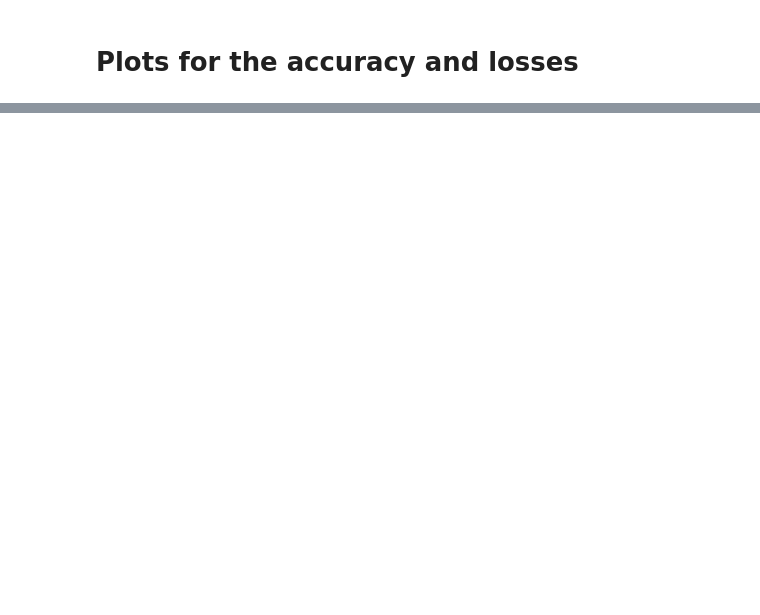
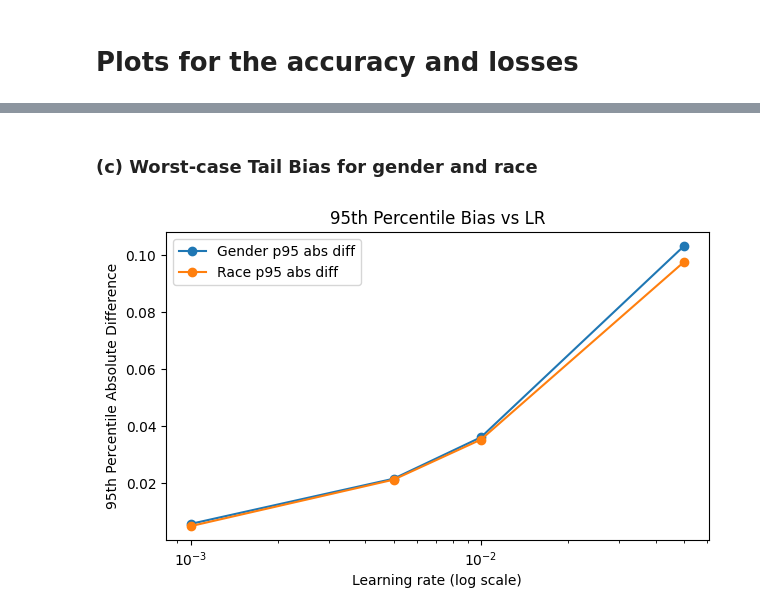
Before and after one commit to Amit-adh/AI-Algorithm-Analysis, a Jupyter notebook: bias_analysis.ipynb, the cells around one changed output, grey strips where cells are left out. Saved outputs shown, nothing was run; the diff lists cells and outputs as text; code cells hidden in the pictures; blank space fills up the shorter version.

```diff
--- a/bias_analysis.ipynb
+++ b/bias_analysis.ipynb
@@ -217,0 +381,14 @@ plt.show()
+# %% [markdown]
+### (c) Worst-case Tail Bias for gender and race
+# %%
+plt.figure(figsize=(7,4))
+plt.plot(lrs, gender_p95, marker='o', label="Gender p95 abs diff")
+plt.plot(lrs, race_p95, marker='o', label="Race p95 abs diff")
+plt.xscale("log")
+plt.xlabel("Learning rate (log scale)")
+plt.ylabel("95th Percentile Absolute Difference")
+plt.title("95th Percentile Bias vs LR")
+plt.legend()
+plt.show()
+# %% [output]
+[figure, added]
```
Also changed, not shown: parts of 12 cells of this notebook.
